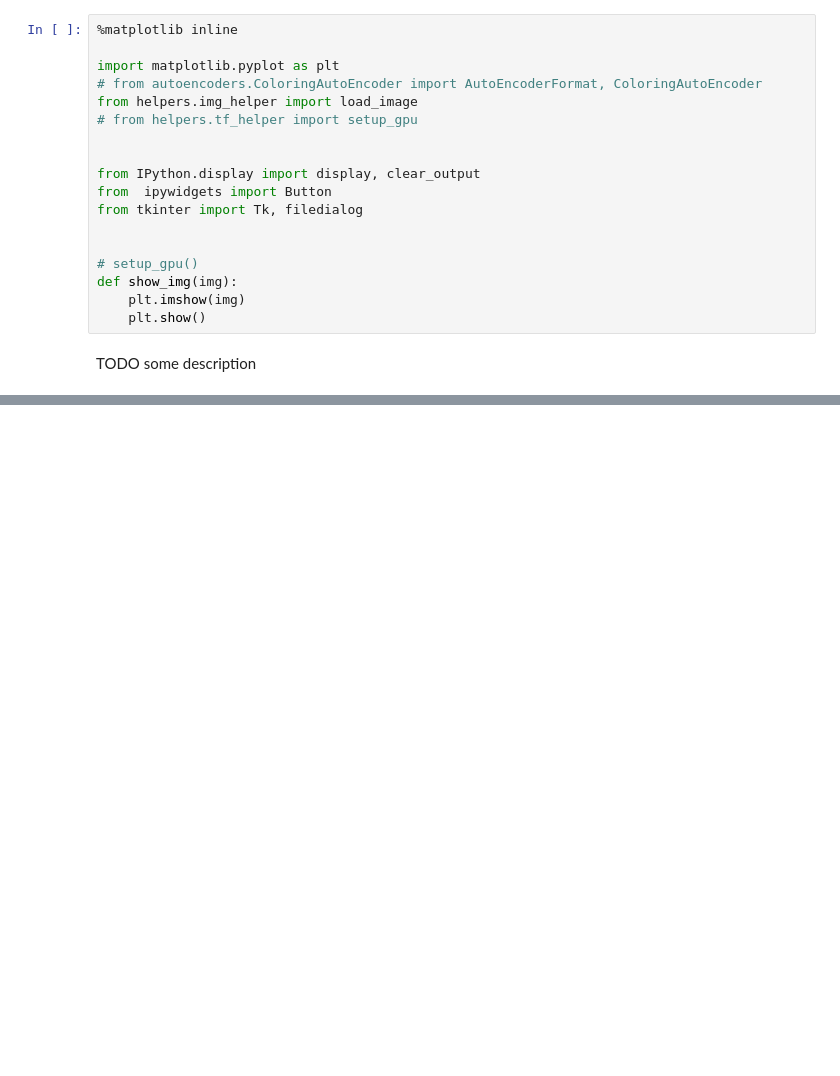
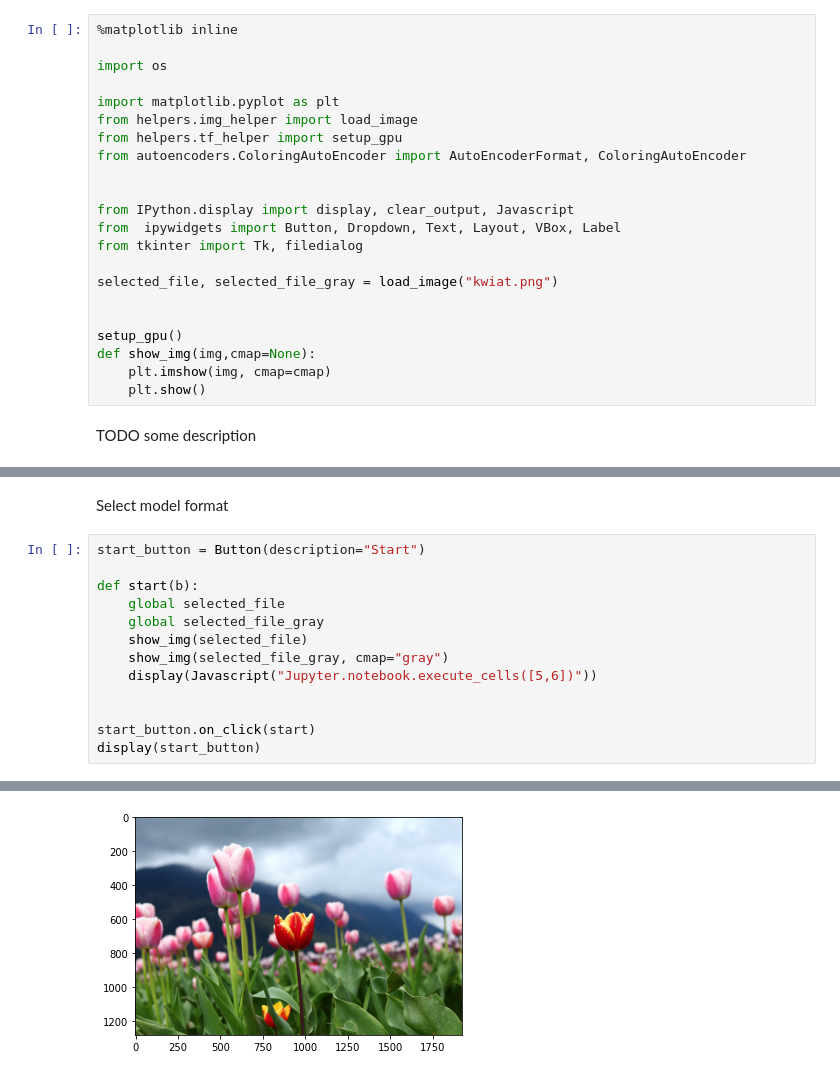
Before and after one commit to DominikKossinski/ColoringAutoencoder, a Jupyter notebook: examples.ipynb, the cells around one changed output, grey strips where cells are left out. Drawn from its saved outputs; the diff is of its cells as text; blank space fills up the shorter version.

Commit message:
interactive jupyter notebook

```diff
--- a/examples.ipynb
+++ b/examples.ipynb
@@ -1,20 +1,24 @@
 # %%
 %matplotlib inline
 
+import os
+
 import matplotlib.pyplot as plt
-# from autoencoders.ColoringAutoEncoder import AutoEncoderFormat, ColoringAutoEncoder
 from helpers.img_helper import load_image
-# from helpers.tf_helper import setup_gpu
+from helpers.tf_helper import setup_gpu
+from autoencoders.ColoringAutoEncoder import AutoEncoderFormat, ColoringAutoEncoder
 
 
-from IPython.display import display, clear_output
-from  ipywidgets import Button
+from IPython.display import display, clear_output, Javascript
+from  ipywidgets import Button, Dropdown, Text, Layout, VBox, Label
 from tkinter import Tk, filedialog
 
+selected_file, selected_file_gray = load_image("kwiat.png")
 
-# setup_gpu()
-def show_img(img):
-    plt.imshow(img)
+
+setup_gpu()
+def show_img(img,cmap=None):
+    plt.imshow(img, cmap=cmap)
     plt.show()
 # %% [markdown]
 TODO some description
@@ -39,0 +62,16 @@ C:/Users/Dominik/PycharmProjects/ColoringAutoencoder/colored.png
+# %% [markdown]
+Select model format
+# %%
+start_button = Button(description="Start")
+
+def start(b):
+    global selected_file
+    global selected_file_gray
+    show_img(selected_file)
+    show_img(selected_file_gray, cmap="gray")
+    display(Javascript("Jupyter.notebook.execute_cells([5,6])"))
+
+
+start_button.on_click(start)
+display(start_button)
+# %% [output]
@@ -39,0 +79 @@ C:/Users/Dominik/PycharmProjects/ColoringAutoencoder/colored.png
+[figure, added]
```
Also changed, not shown: parts of 5 cells of this notebook.
